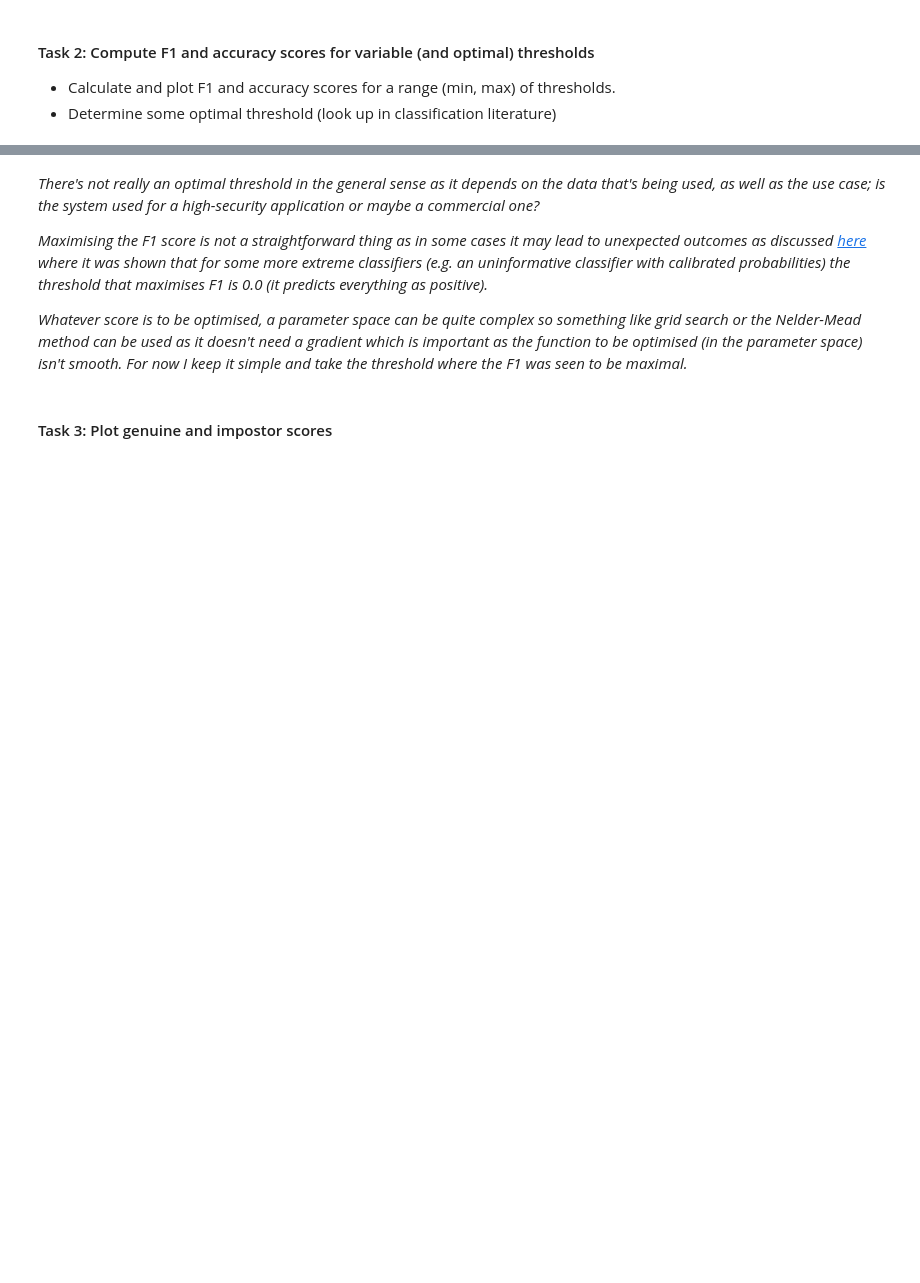
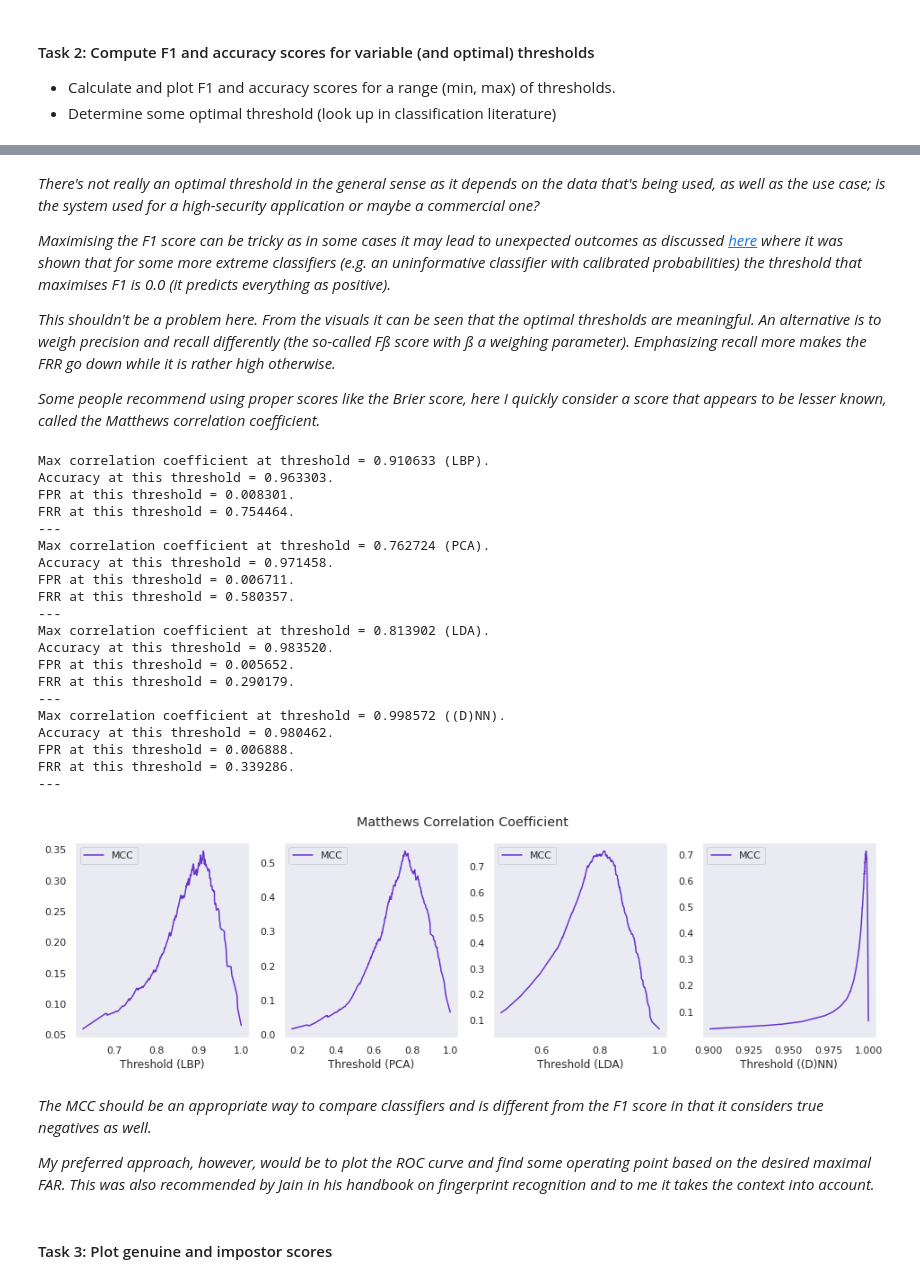
Before and after one commit to BrunoVandekerkhove/biometric-systems, a Jupyter notebook: face_recognition/facial_recognition.ipynb, the cells around one changed output, grey strips where cells are left out. Saved outputs shown, nothing was run; the diff lists cells and outputs as text; code cells hidden in the pictures; blank space fills up the shorter version.

Commit message:
Matthews Correlation Coefficient

```diff
--- a/face_recognition/facial_recognition.ipynb
+++ b/face_recognition/facial_recognition.ipynb
@@ -557,9 +564,69 @@ FRR at this threshold = 0.339286.
 # %% [markdown]
 *There's not really an optimal threshold in the general sense as it depends on the data that's being used, as well as the use case; is the system used for a high-security application or maybe a commercial one?*
 
-*Maximising the F1 score is not a straightforward thing as in some cases it may lead to unexpected outcomes as discussed [here](https://www.ncbi.nlm.nih.gov/pmc/articles/PMC4442797/) where it was shown that for some more extreme classifiers (e.g. an uninformative classifier with calibrated probabilities) the threshold that maximises F1 is 0.0 (it predicts everything as positive).*
+*Maximising the F1 score can be tricky as in some cases it may lead to unexpected outcomes as discussed [here](https://www.ncbi.nlm.nih.gov/pmc/articles/PMC4442797/) where it was shown that for some more extreme classifiers (e.g. an uninformative classifier with calibrated probabilities) the threshold that maximises F1 is 0.0 (it predicts everything as positive).*
 
-*Whatever score is to be optimised, a parameter space can be quite complex so something like grid search or the Nelder-Mead method can be used as it doesn't need a gradient which is important as the function to be optimised (in the parameter space) isn't smooth. For now I keep it simple and take the threshold where the F1 was seen to be maximal.*
+*This shouldn't be a problem here. From the visuals it can be seen that the optimal thresholds are meaningful. An alternative is to weigh precision and recall differently (the so-called Fß score with ß a weighing parameter). Emphasizing recall more makes the FRR go down while it is rather high otherwise.*
+
+*Some people recommend using proper scores like the Brier score, here I quickly consider a score that appears to be lesser known, called the Matthews correlation coefficient.*
+# %%
+from sklearn.metrics import matthews_corrcoef
+
+center_plots()
+figure, axes = plt.subplots(ncols=len(strategies), figsize=(16,4))
+figure.suptitle('Matthews Correlation Coefficient')
+
+i = 0
+beta = 3.0
+for strategy in strategies:
+  (genuine_id, distances, normalised, _) = scores_dict[strategy.name]
+  # variable thresholds
+  scores = 1 - normalised
+  #min_t = 0.0 if strategy.name != "(D)NN" else sorted(scores)[len(scores)-len(scores)//10*9] # outliers ...
+  #thresholds = np.linspace(min_t, 1.0, 100).tolist()
+  thresholds = sorted(scores[genuine_id > 0])
+  coeffs = [matthews_corrcoef(genuine_id, np.where(scores >= t, 1, 0)) for t in thresholds]
+  axes[i].plot(thresholds, coeffs, color=(0.4,0.2,0.8), label='MCC')
+  axes[i].set(xlabel='Threshold (' + strategy.name + ')')
+  axes[i].legend()
+  i = i + 1
+  # maximum F1
+  imposters = scores[genuine_id < 1]
+  genuine = scores[genuine_id > 0]
+  max_cc_t = thresholds[coeffs.index(max(coeffs))]
+  print('Max correlation coefficient at threshold = %f (' % max_cc_t + strategy.name + ').')
+  print('Accuracy at this threshold = %f.' % accuracy_score(genuine_id, np.where(scores >= max_cc_t, 1, 0)))
+  print('FPR at this threshold = %f.' % (len(imposters[imposters >= max_cc_t]) / float(len(imposters))))
+  print('FRR at this threshold = %f.' % (len(genuine[genuine < max_cc_t]) / float(len(genuine))))
+  print('---')
+
+plt.show()
+# %% [output]
+Max correlation coefficient at threshold = 0.910633 (LBP).
+Accuracy at this threshold = 0.963303.
+FPR at this threshold = 0.008301.
+FRR at this threshold = 0.754464.
+---
+Max correlation coefficient at threshold = 0.762724 (PCA).
+Accuracy at this threshold = 0.971458.
+FPR at this threshold = 0.006711.
+FRR at this threshold = 0.580357.
+---
+Max correlation coefficient at threshold = 0.813902 (LDA).
+Accuracy at this threshold = 0.983520.
+FPR at this threshold = 0.005652.
+FRR at this threshold = 0.290179.
+---
+Max correlation coefficient at threshold = 0.998572 ((D)NN).
+Accuracy at this threshold = 0.980462.
+FPR at this threshold = 0.006888.
+FRR at this threshold = 0.339286.
+---
+[figure, added]
+# %% [markdown]
+*The MCC should be an appropriate way to compare classifiers and is different from the F1 score in that it considers true negatives as well.*
+
+*My preferred approach, however, would be to plot the ROC curve and find some operating point based on the desired maximal FAR. This was also recommended by Jain in his handbook on fingerprint recognition and to me it takes the context into account.*
 # %% [markdown]
 #### Task 3: Plot genuine and impostor scores
 # %%
```
Also changed, not shown: parts of 16 cells of this notebook.
